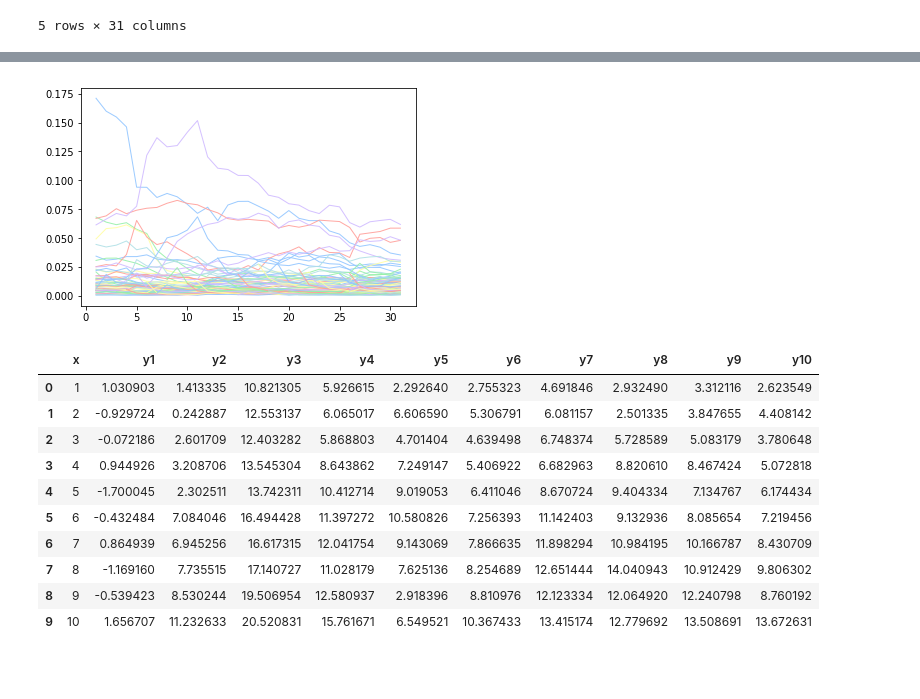
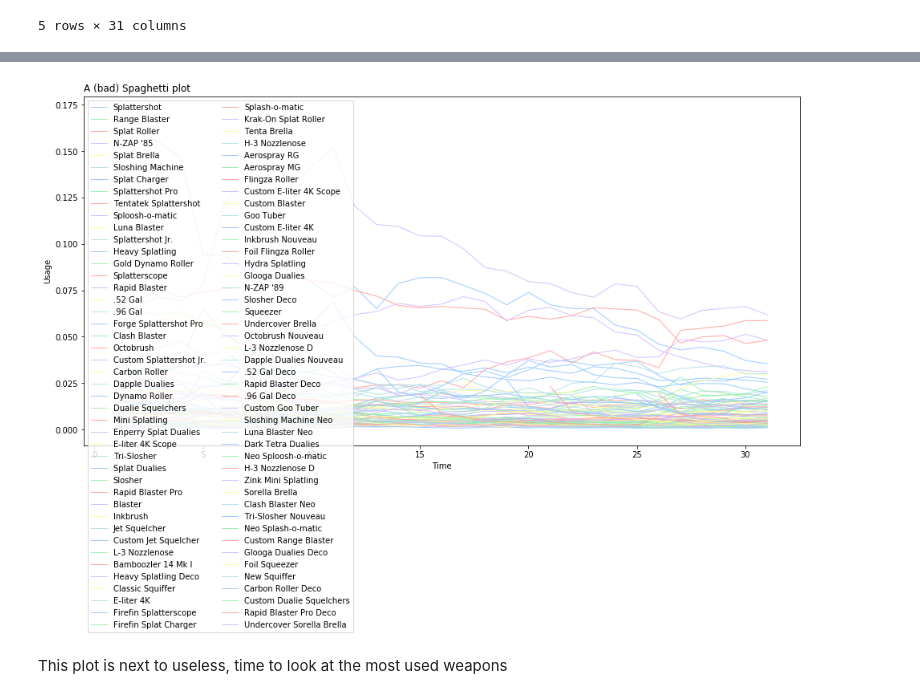
Before and after one commit to Rokushou/Splatoon2_Meta_EDA, a Jupyter notebook: EDA.ipynb, the cells around one changed output, grey strips where cells are left out. Saved outputs shown, nothing was run; the diff lists cells and outputs as text; code cells hidden in the pictures; blank space fills up the shorter version.

```diff
--- a/EDA.ipynb
+++ b/EDA.ipynb
@@ -52,0 +36,4 @@ df['x'] = np.arange(1, 32)
+# %%
+# Transpose for plotting
+sp_df = usage_df.transpose()
+sp_df.head()
@@ -53,13 +48,21 @@ df['x'] = np.arange(1, 32)
 # %%
-df['x'] = np.arange(1, 32)
+# Make new collumn to plot x
+sp_df['x'] = np.arange(1, sp_df.shape[0]+1)
+
+fig, ax = plt.subplots(1, figsize=(16, 8))
 
 # multiple line plot
 num=0
-for column in df.drop('x', axis=1):
+for column in sp_df.drop('x', axis=1):
     num+=1
-    plt.plot(df['x'], df[column], marker='', linewidth=1, alpha=0.9, label=column)
+    ax.plot(sp_df['x'], sp_df[column], marker='', linewidth=1, alpha=0.9, label=column)
 
 # Add legend
-# plt.legend(loc=2, ncol=2)
+ax.legend(loc=2, ncol=2)
+
+# Add titles
+plt.title("A (bad) Spaghetti plot", loc='left', fontsize=12, fontweight=0)
+plt.xlabel("Time")
+plt.ylabel("Usage");
 # %% [output]
-[figure, old version]
+[figure, new version]
@@ -68,14 +69,2 @@ df=pd.DataFrame({'x': range(1,11), 'y1': np.random.randn(10), 'y2': np.random.ra
-# %%
-df
-# %% [output]
-|  | x | y1 | y2 | y3 | y4 | y5 | y6 | y7 | y8 | y9 | y10 |
-| 0 | 1 | 1.030903 | 1.413335 | 10.821305 | 5.926615 | 2.292640 | 2.755323 | 4.691846 | 2.932490 | 3.312116 | 2.623549 |
-| 1 | 2 | -0.929724 | 0.242887 | 12.553137 | 6.065017 | 6.606590 | 5.306791 | 6.081157 | 2.501335 | 3.847655 | 4.408142 |
-| 2 | 3 | -0.072186 | 2.601709 | 12.403282 | 5.868803 | 4.701404 | 4.639498 | 6.748374 | 5.728589 | 5.083179 | 3.780648 |
-| 3 | 4 | 0.944926 | 3.208706 | 13.545304 | 8.643862 | 7.249147 | 5.406922 | 6.682963 | 8.820610 | 8.467424 | 5.072818 |
-| 4 | 5 | -1.700045 | 2.302511 | 13.742311 | 10.412714 | 9.019053 | 6.411046 | 8.670724 | 9.404334 | 7.134767 | 6.174434 |
-| 5 | 6 | -0.432484 | 7.084046 | 16.494428 | 11.397272 | 10.580826 | 7.256393 | 11.142403 | 9.132936 | 8.085654 | 7.219456 |
-| 6 | 7 | 0.864939 | 6.945256 | 16.617315 | 12.041754 | 9.143069 | 7.866635 | 11.898294 | 10.984195 | 10.166787 | 8.430709 |
-| 7 | 8 | -1.169160 | 7.735515 | 17.140727 | 11.028179 | 7.625136 | 8.254689 | 12.651444 | 14.040943 | 10.912429 | 9.806302 |
-| 8 | 9 | -0.539423 | 8.530244 | 19.506954 | 12.580937 | 2.918396 | 8.810976 | 12.123334 | 12.064920 | 12.240798 | 8.760192 |
-| 9 | 10 | 1.656707 | 11.232633 | 20.520831 | 15.761671 | 6.549521 | 10.367433 | 13.415174 | 12.779692 | 13.508691 | 13.672631 |
+# %% [markdown]
+This plot is next to useless, time to look at the most used weapons
```
Also changed, not shown: parts of 12 cells of this notebook.
